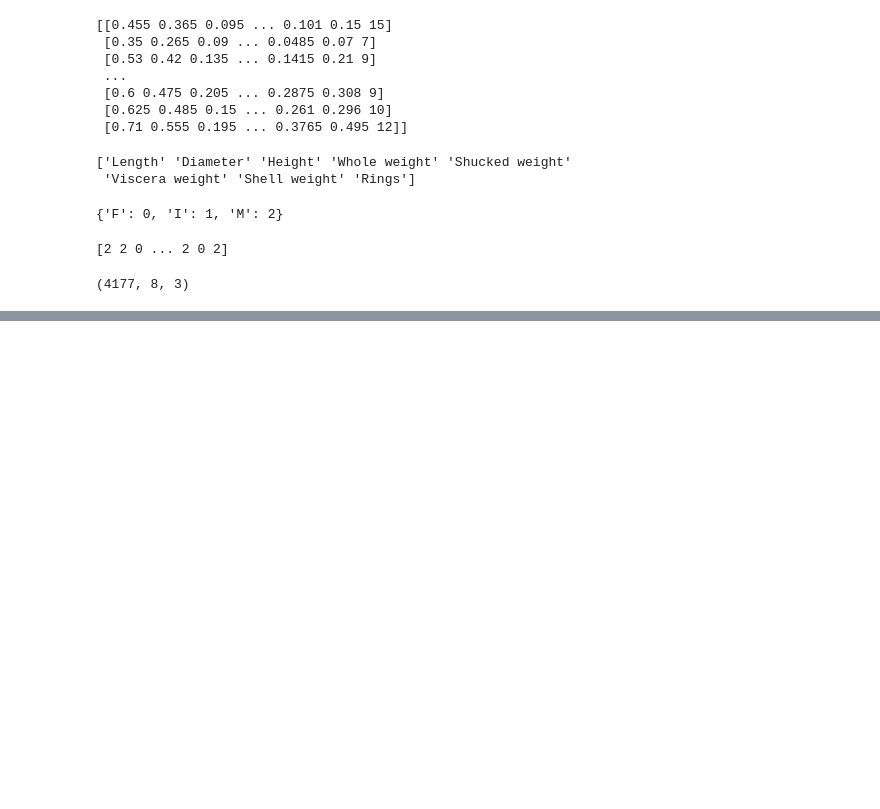
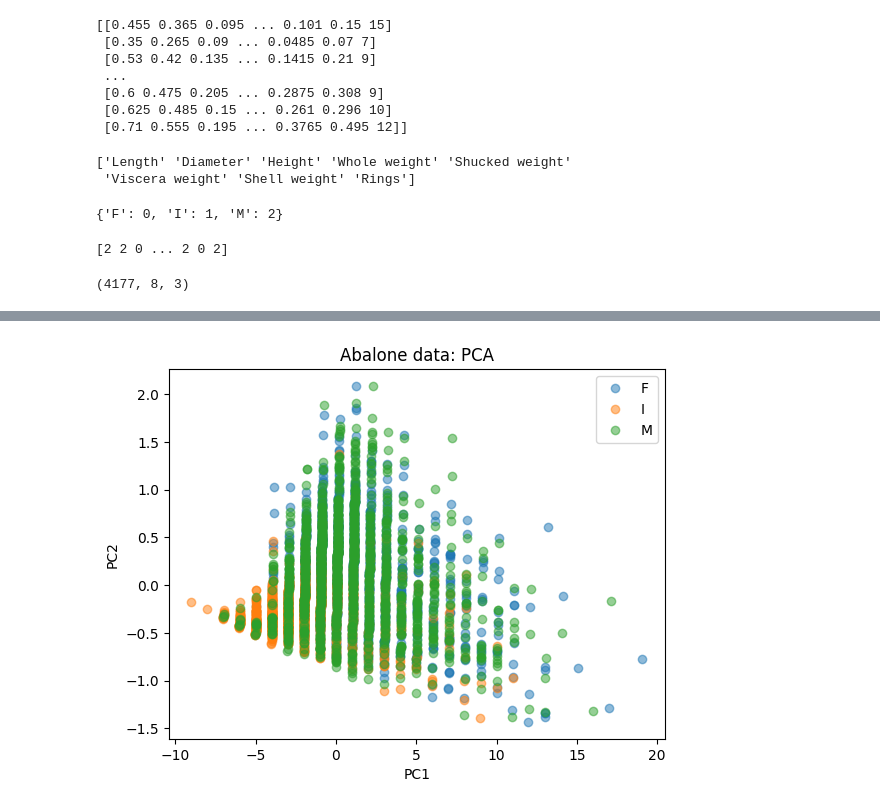
Before and after one commit to raquel-ch/intro_ml, a Jupyter notebook: project1.ipynb, the cells around one changed output, grey strips where cells are left out. Drawn from its saved outputs; the diff is of its cells as text; code cells hidden in the pictures; blank space fills up the shorter version.

```diff
--- a/project1.ipynb
+++ b/project1.ipynb
@@ -81,0 +153,24 @@ N, M, C
+# %%
+# Project the centered data onto principal component space
+Z = Y @ V
+
+# Indices of the principal components to be plotted (PC1 and PC2)
+i = 0
+j = 1
+
+# Plot PCA of the data
+f = plt.figure()
+plt.title("Abalone data: PCA")
+# Z = array(Z)
+for c in range(C):
+    # select indices belonging to class c:
+    class_mask = y == c
+    plt.plot(Z[class_mask, i], Z[class_mask, j], "o", alpha=0.5)
+plt.legend(classNames)
+plt.xlabel("PC{0}".format(i + 1))
+plt.ylabel("PC{0}".format(j + 1))
+
+# Output result to screen
+plt.show()
+# %% [output]
+[figure, added]
```
Also changed, not shown: parts of 14 cells of this notebook.
